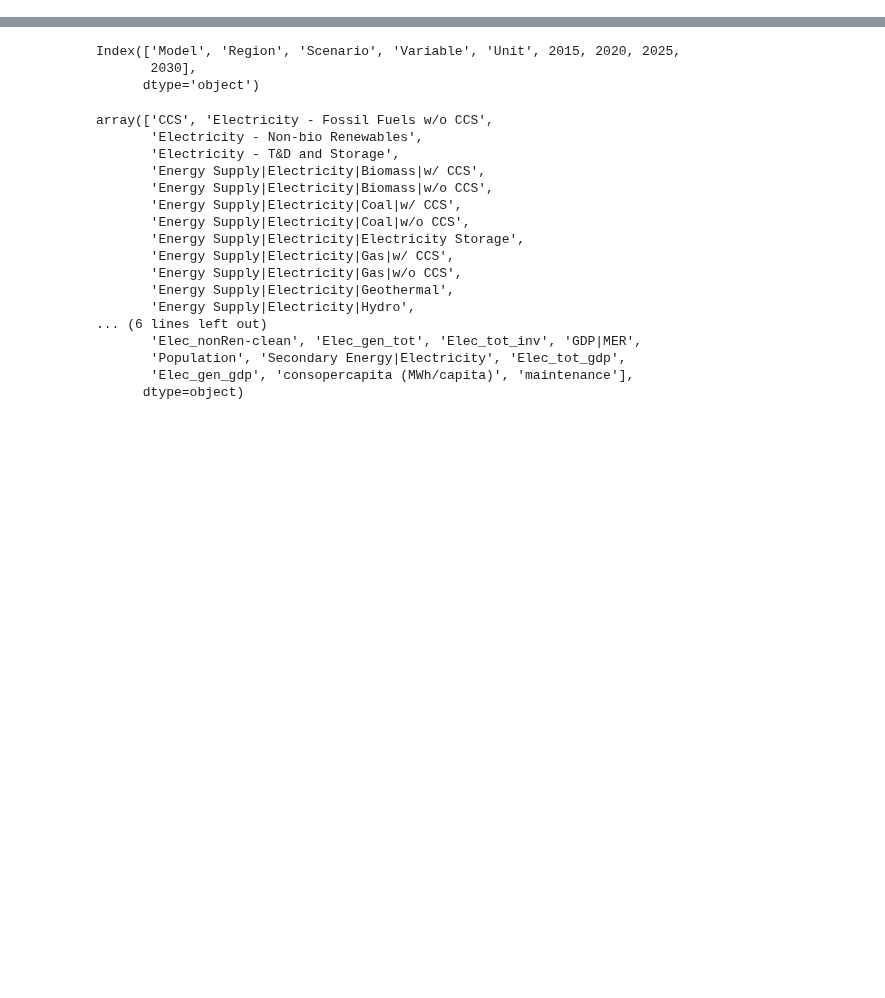
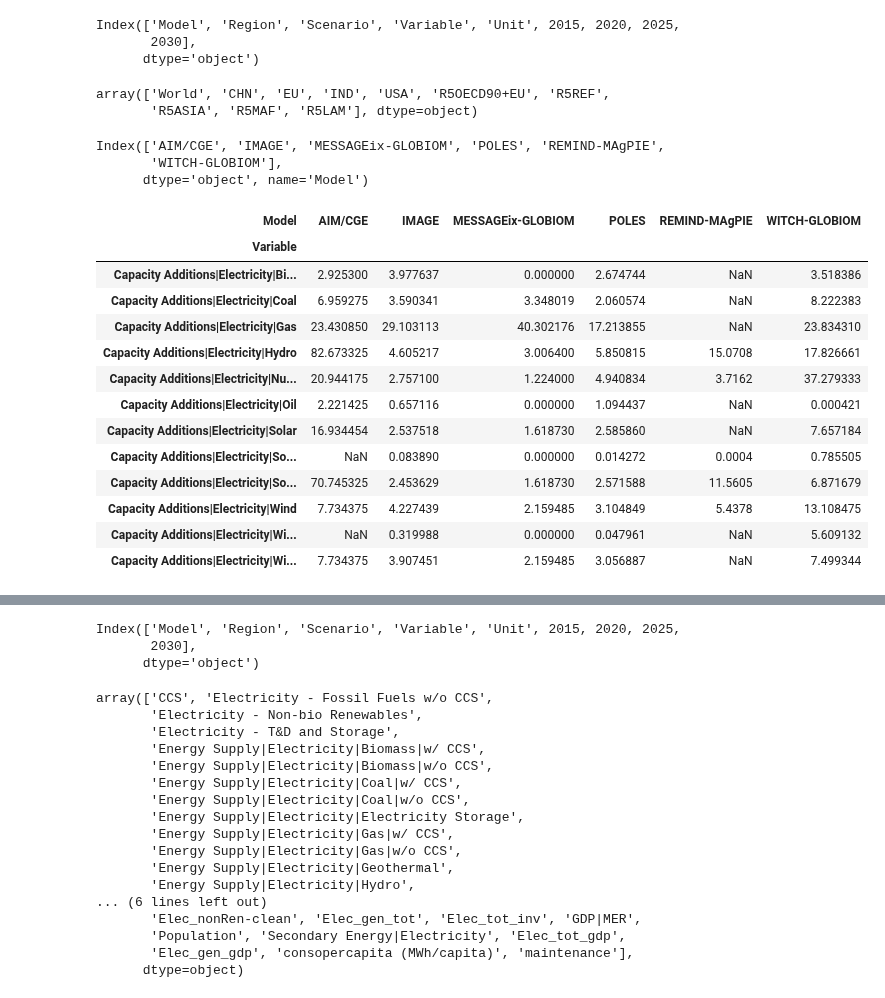
Before and after one commit to julierozenberg/infra_needs_analyses, a Jupyter notebook: Brahim_energy_global.ipynb, the cells around one changed output, grey strips where cells are left out. Cells and saved outputs as stored; diff of their text form; code cells hidden in the pictures; blank space fills up the shorter version.

```diff
--- a/Brahim_energy_global.ipynb
+++ b/Brahim_energy_global.ipynb
@@ -14,3 +14,43 @@ sns.set_context("poster",rc={"font.size": 28})
 sns.set_style("whitegrid")
 # %%
 myfolder = "C:/Users/WB451855/OneDrive - WBG/!infra_needs_data/energy_iiasa_output_data/"
+# %%
+capa_data = pd.read_excel(myfolder+"analysis IIASA august2.xlsx","Non_Investment_Annual_2030")
+# %%
+capa_data.columns
+# %% [output]
+Index(['Model', 'Region', 'Scenario', 'Variable', 'Unit', 2015, 2020, 2025,
+       2030],
+      dtype='object')
+# %%
+capa_data.Region.unique()
+# %% [output]
+array(['World', 'CHN', 'EU', 'IND', 'USA', 'R5OECD90+EU', 'R5REF',
+       'R5ASIA', 'R5MAF', 'R5LAM'], dtype=object)
+# %%
+test = capa_data[(capa_data.Unit=='GW/yr')&(capa_data.Region=='R5REF')&(capa_data.Scenario=='2C')].set_index(["Model","Variable"])[[2015,2020,2025,2030]].sum(axis=1).unstack("Model")
+# %%
+test.columns
+# %% [output]
+Index(['AIM/CGE', 'IMAGE', 'MESSAGEix-GLOBIOM', 'POLES', 'REMIND-MAgPIE',
+       'WITCH-GLOBIOM'],
+      dtype='object', name='Model')
+# %%
+test = test.drop([i for i in test.index if i.find("CCS")!=-1])
+# %%
+test
+# %% [output]
+| Model | AIM/CGE | IMAGE | MESSAGEix-GLOBIOM | POLES | REMIND-MAgPIE | WITCH-GLOBIOM |
+| Variable |  |  |  |  |  |  |
+| Capacity Additions|Electricity|Bi... | 2.925300 | 3.977637 | 0.000000 | 2.674744 | NaN | 3.518386 |
+| Capacity Additions|Electricity|Coal | 6.959275 | 3.590341 | 3.348019 | 2.060574 | NaN | 8.222383 |
+| Capacity Additions|Electricity|Gas | 23.430850 | 29.103113 | 40.302176 | 17.213855 | NaN | 23.834310 |
+| Capacity Additions|Electricity|Hydro | 82.673325 | 4.605217 | 3.006400 | 5.850815 | 15.0708 | 17.826661 |
+| Capacity Additions|Electricity|Nu... | 20.944175 | 2.757100 | 1.224000 | 4.940834 | 3.7162 | 37.279333 |
+| Capacity Additions|Electricity|Oil | 2.221425 | 0.657116 | 0.000000 | 1.094437 | NaN | 0.000421 |
+| Capacity Additions|Electricity|Solar | 16.934454 | 2.537518 | 1.618730 | 2.585860 | NaN | 7.657184 |
+| Capacity Additions|Electricity|So... | NaN | 0.083890 | 0.000000 | 0.014272 | 0.0004 | 0.785505 |
+| Capacity Additions|Electricity|So... | 70.745325 | 2.453629 | 1.618730 | 2.571588 | 11.5605 | 6.871679 |
+| Capacity Additions|Electricity|Wind | 7.734375 | 4.227439 | 2.159485 | 3.104849 | 5.4378 | 13.108475 |
+| Capacity Additions|Electricity|Wi... | NaN | 0.319988 | 0.000000 | 0.047961 | NaN | 5.609132 |
+| Capacity Additions|Electricity|Wi... | 7.734375 | 3.907451 | 2.159485 | 3.056887 | NaN | 7.499344 |
```
Also changed, not shown: parts of 4 cells of this notebook, 4 other files.
